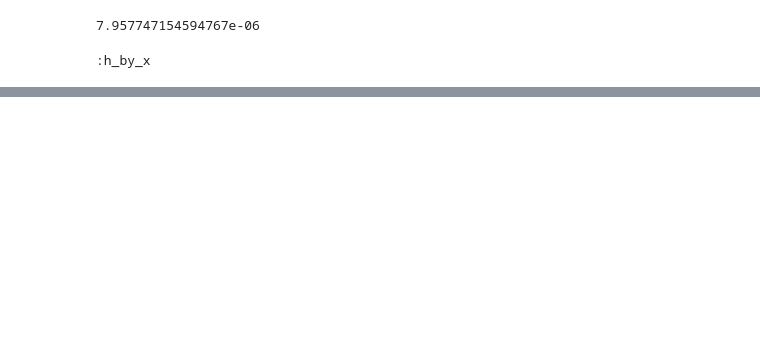
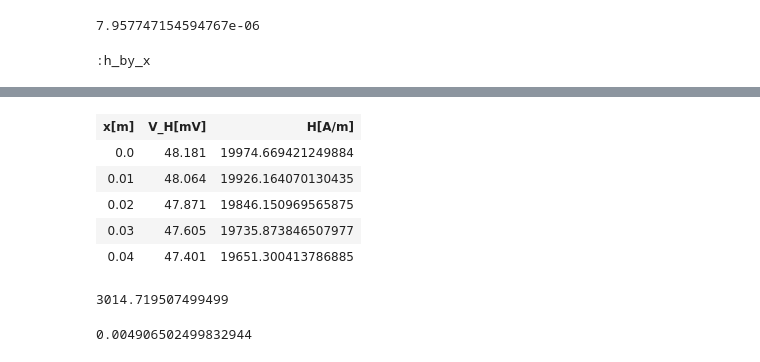
Before and after one commit to genya0407/butsurigaku_jikken, a Jupyter notebook: 2017_10_13/analisys.ipynb, the cells around one changed output, grey strips where cells are left out. Cells and saved outputs as stored; diff of their text form; code cells hidden in the pictures; blank space fills up the shorter version.

```diff
--- a/2017_10_13/analisys.ipynb
+++ b/2017_10_13/analisys.ipynb
@@ -400,0 +408,18 @@ Did you mean?  tap
+# %%
+b_1_with_h = jikken_b_1.map{ |row| row.merge('H[A/m]' => (convert_vh_to_h(row['V_H[mV]']))) }.to_a.to_df
+b_1_with_h.first(5).to_df
+# %% [output]
+| x[m] | V_H[mV] | H[A/m] |
+| 0.0 | 48.181 | 19974.669421249884 |
+| 0.01 | 48.064 | 19926.164070130435 |
+| 0.02 | 47.871 | 19846.150969565875 |
+| 0.03 | 47.605 | 19735.873846507977 |
+| 0.04 | 47.401 | 19651.300413786885 |
+# %%
+b_1_with_h.integral(x: 'x[m]', y: 'H[A/m]')
+# %% [output]
+3014.719507499499
+# %%
+((b_1_with_h.integral(x: 'x[m]', y: 'H[A/m]') * 2) - 6000)/6000
+# %% [output]
+0.004906502499832944
```
Also changed, not shown: parts of 27 cells of this notebook, 5 other files.
